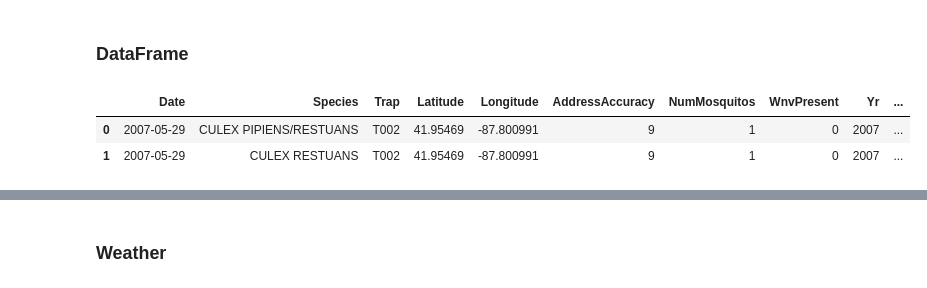
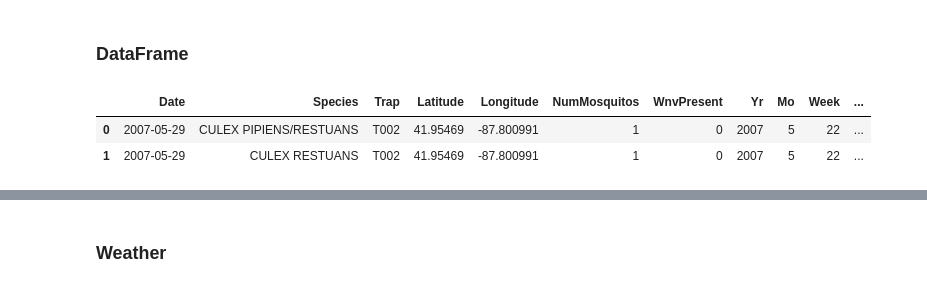
Before and after one commit to wipegup/WNVKaggle, a Jupyter notebook: Data Compiler.ipynb, the cells around one changed output, grey strips where cells are left out. Saved outputs shown, nothing was run; the diff lists cells and outputs as text; code cells hidden in the pictures.

```diff
--- a/Data Compiler.ipynb
+++ b/Data Compiler.ipynb
@@ -12,30 +12,30 @@ from sklearn.decomposition import TruncatedSVD
 # %%
 df = pd.read_csv('./input/train.csv')
 
 def cleanX(xdata):
-    toDrop = ['Address','Block','Street', 'AddressNumberAndStreet']
+    toDrop = ['Address','Block','Street', 'AddressNumberAndStreet', 'AddressAccuracy']
 
     toRet = xdata.copy()
     toRet['Date'] = pd.to_datetime(toRet['Date'])
 
     toRet['Yr'] = [t.year for t in toRet['Date']]
     toRet['Mo'] = [t.month for t in toRet['Date']]
     #toRet['Day'] = [t.day for t in toRet['Date']]
     toRet['Week'] = [t.week for t in toRet['Date']]
 
     toRet['Location'] = [(toRet.loc[idx,'Longitude'], toRet.loc[idx,'Latitude'])
                   for idx in toRet.index]
 
     toRet = toRet.drop(toDrop, axis = 'columns')
 
     #toRet['Yr'] = toRet['Date'].dt.year
 
     return toRet
 
 df = cleanX(df)
 
 df.head(2)
 # %% [output]
-|  | Date | Species | Trap | Latitude | Longitude | AddressAccuracy | NumMosquitos | WnvPresent | Yr | ... |
-| 0 | 2007-05-29 | CULEX PIPIENS/RESTUANS | T002 | 41.95469 | -87.800991 | 9 | 1 | 0 | 2007 | ... |
-| 1 | 2007-05-29 | CULEX RESTUANS | T002 | 41.95469 | -87.800991 | 9 | 1 | 0 | 2007 | ... |
+|  | Date | Species | Trap | Latitude | Longitude | NumMosquitos | WnvPresent | Yr | Mo | Week | ... |
+| 0 | 2007-05-29 | CULEX PIPIENS/RESTUANS | T002 | 41.95469 | -87.800991 | 1 | 0 | 2007 | 5 | 22 | ... |
+| 1 | 2007-05-29 | CULEX RESTUANS | T002 | 41.95469 | -87.800991 | 1 | 0 | 2007 | 5 | 22 | ... |
```
Also changed, not shown: parts of 9 cells of this notebook, 3 other files.
